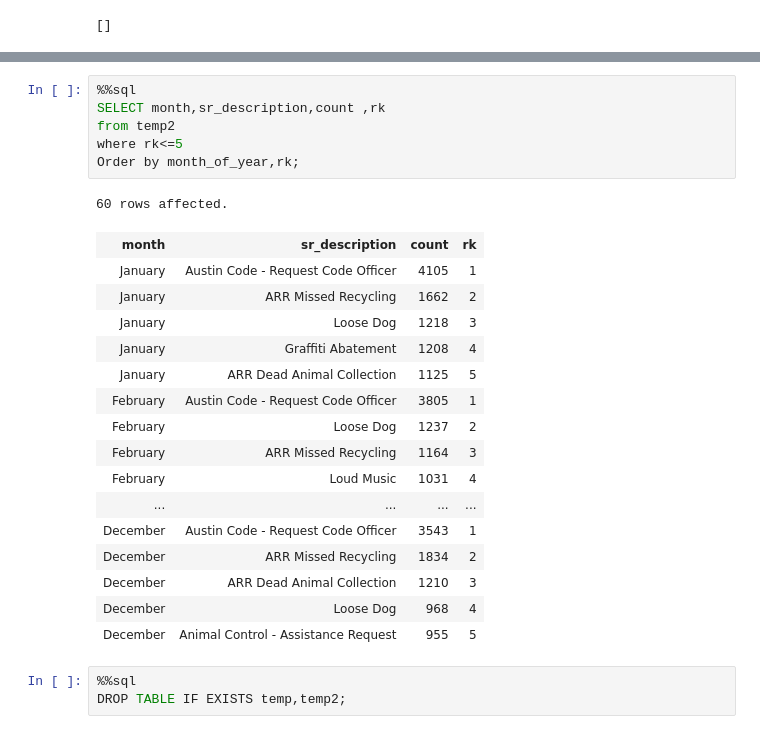
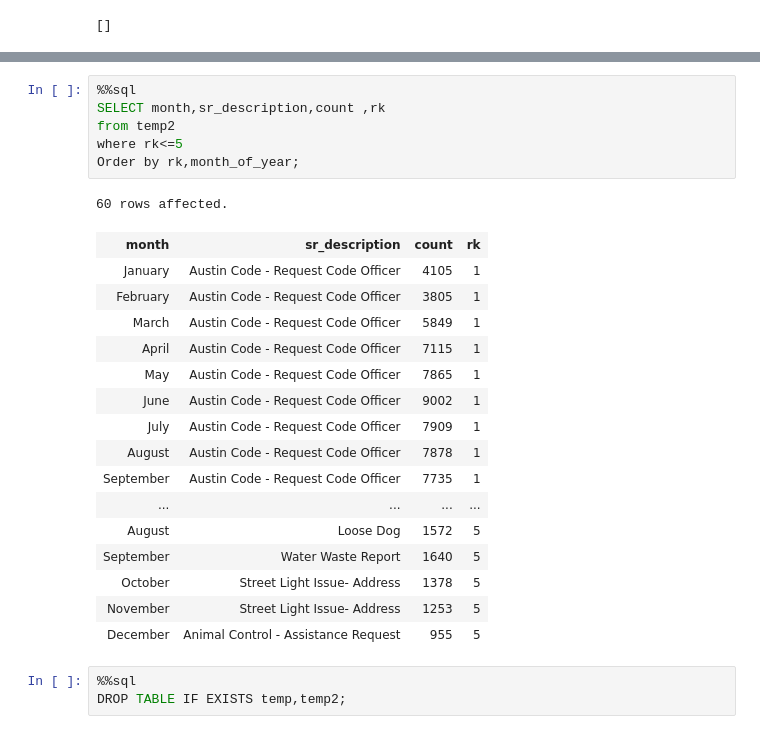
Before and after one commit to linleiwen/project4, a Jupyter notebook: final_project_2.ipynb, the cells around one changed output, grey strips where cells are left out. Cells and saved outputs as stored; diff of their text form.

```diff
--- a/final_project_2.ipynb
+++ b/final_project_2.ipynb
@@ -143,26 +136,26 @@ FROM temp
 # %%
 %%sql
 SELECT month,sr_description,count ,rk
 from temp2
 where rk<=5
-Order by month_of_year,rk;
+Order by rk,month_of_year;
 # %% [output]
 60 rows affected.
 | month | sr_description | count | rk |
 | January | Austin Code - Request Code Officer | 4105 | 1 |
-| January | ARR Missed Recycling | 1662 | 2 |
-| January | Loose Dog | 1218 | 3 |
-| January | Graffiti Abatement | 1208 | 4 |
-| January | ARR Dead Animal Collection | 1125 | 5 |
 | February | Austin Code - Request Code Officer | 3805 | 1 |
-| February | Loose Dog | 1237 | 2 |
-| February | ARR Missed Recycling | 1164 | 3 |
-| February | Loud Music | 1031 | 4 |
+| March | Austin Code - Request Code Officer | 5849 | 1 |
+| April | Austin Code - Request Code Officer | 7115 | 1 |
+| May | Austin Code - Request Code Officer | 7865 | 1 |
+| June | Austin Code - Request Code Officer | 9002 | 1 |
+| July | Austin Code - Request Code Officer | 7909 | 1 |
+| August | Austin Code - Request Code Officer | 7878 | 1 |
+| September | Austin Code - Request Code Officer | 7735 | 1 |
 | ... | ... | ... | ... |
-| December | Austin Code - Request Code Officer | 3543 | 1 |
-| December | ARR Missed Recycling | 1834 | 2 |
-| December | ARR Dead Animal Collection | 1210 | 3 |
-| December | Loose Dog | 968 | 4 |
+| August | Loose Dog | 1572 | 5 |
+| September | Water Waste Report | 1640 | 5 |
+| October | Street Light Issue- Address | 1378 | 5 |
+| November | Street Light Issue- Address | 1253 | 5 |
 | December | Animal Control - Assistance Request | 955 | 5 |
 # %%
 %%sql
```
Also changed, not shown: parts of 3 cells of this notebook.
